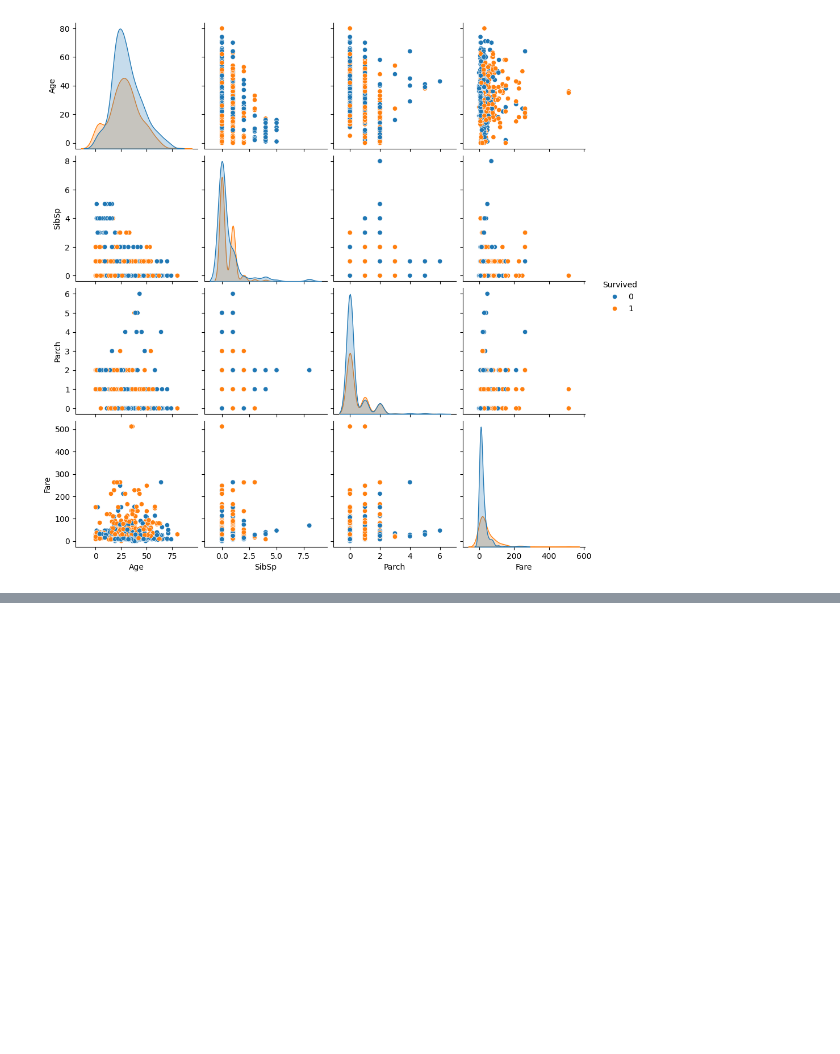
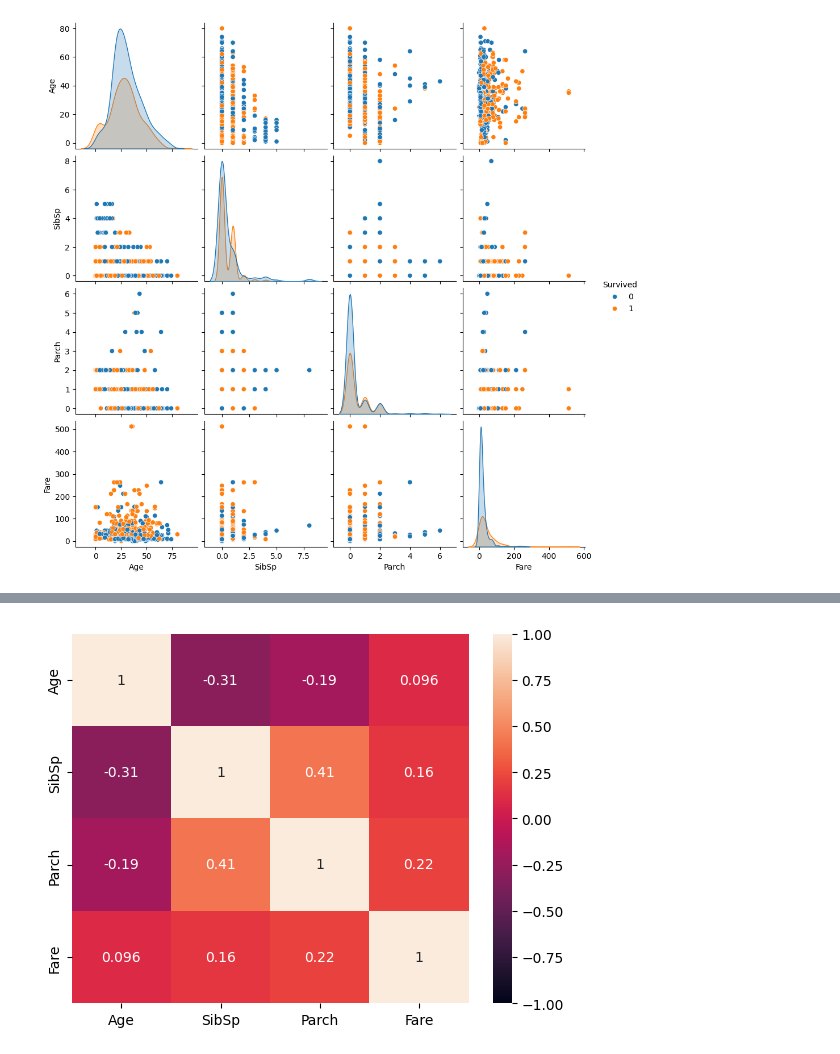
Before and after one commit to IrVallejo/Titanic, a Jupyter notebook: notebook.ipynb, the cells around one changed output, grey strips where cells are left out. Cells and saved outputs as stored; diff of their text form; code cells hidden in the pictures; blank space fills up the shorter version.

```diff
--- a/notebook.ipynb
+++ b/notebook.ipynb
@@ -229,0 +246,5 @@ plt.show()
+# %%
+sns.heatmap(df.select_dtypes(include=np.number).corr(),vmin=-1, vmax=1, annot=True)
+plt.show()
+# %% [output]
+[figure, added]
```
Also changed, not shown: parts of 8 cells of this notebook.
